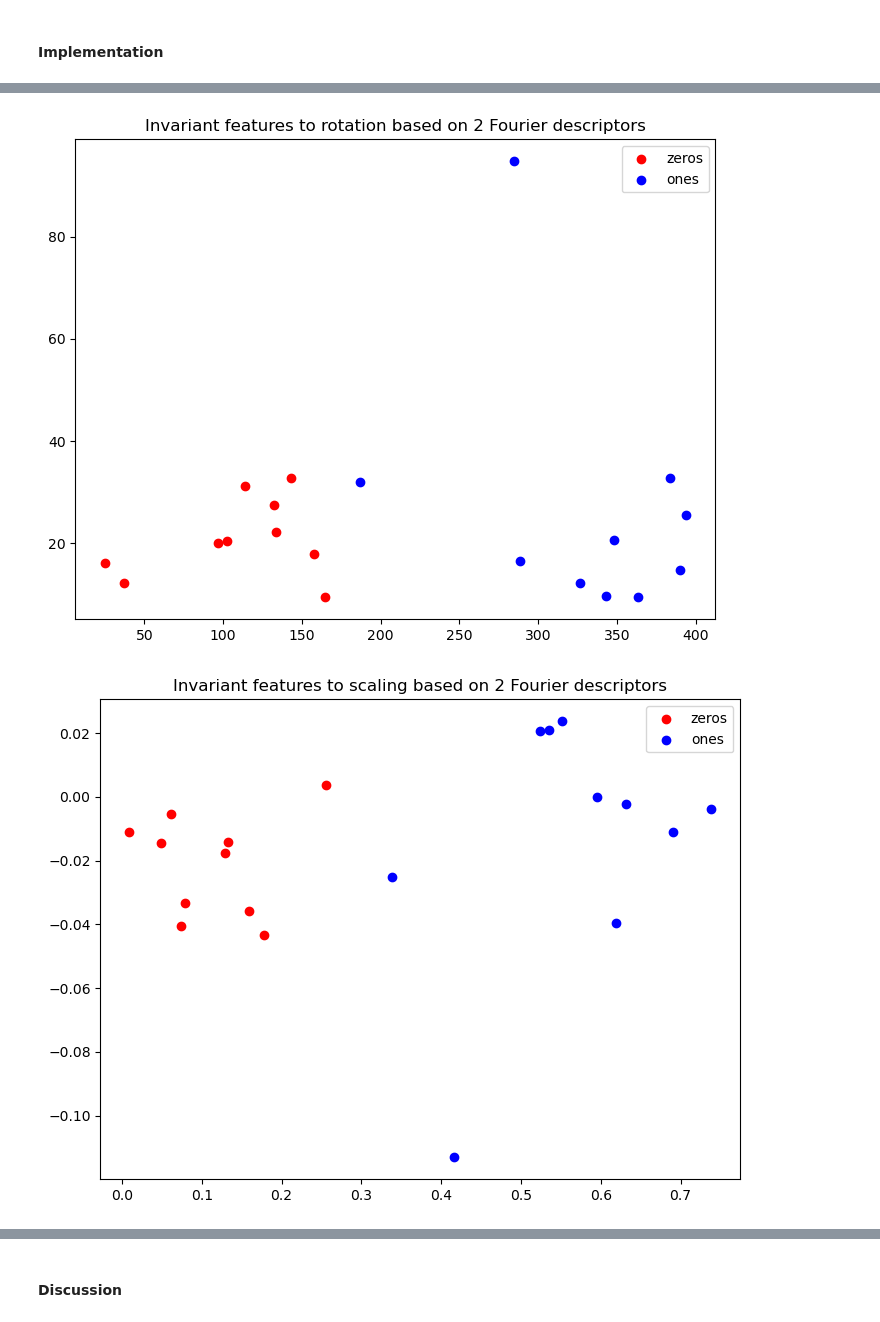
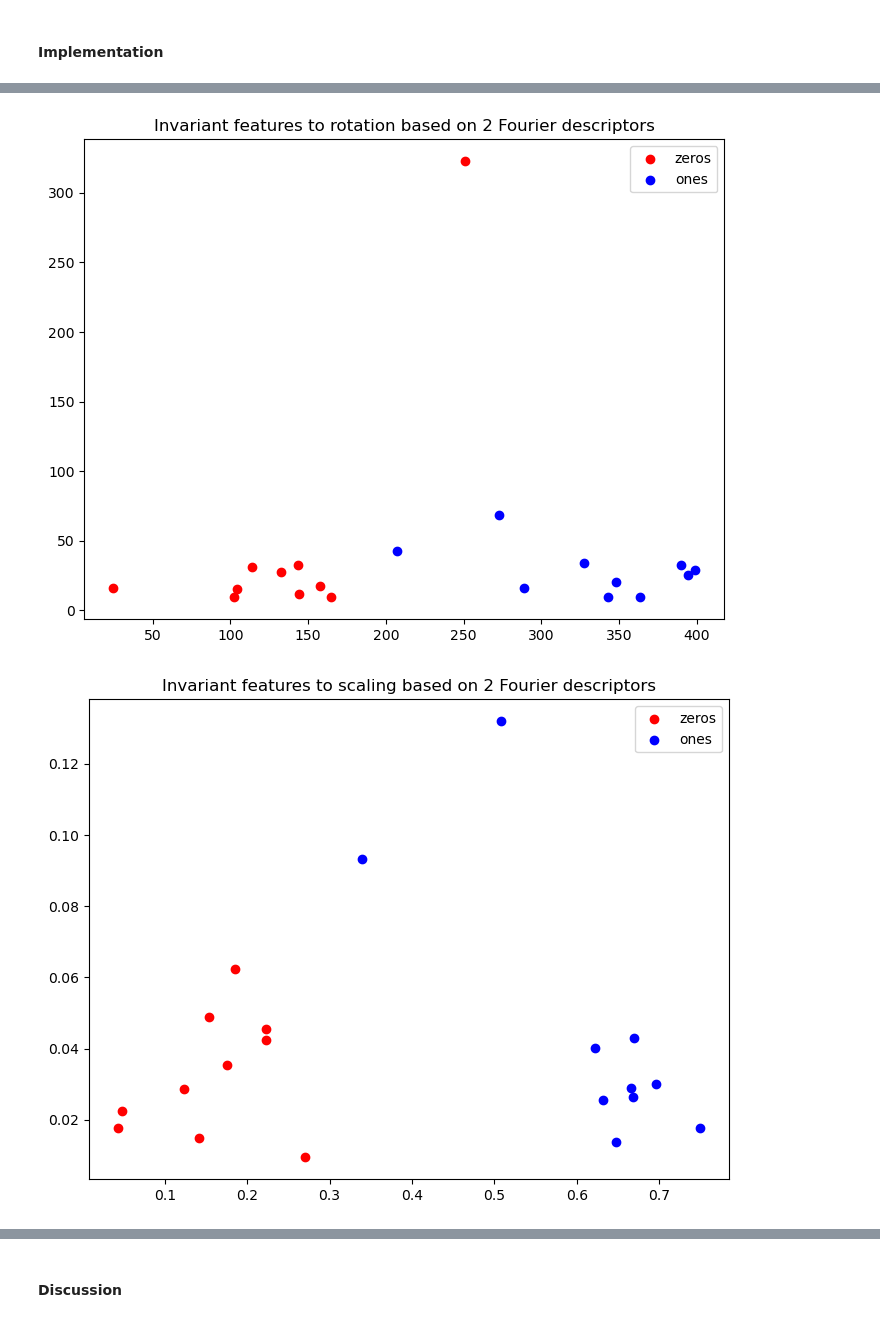
Before and after one commit to lindadelacombaz/iapr-2023, a Jupyter notebook: lab_02_object_description.ipynb, the cells around one changed output, grey strips where cells are left out. Drawn from its saved outputs; the diff is of its cells as text; code cells hidden in the pictures.

```diff
--- a/lab_02_object_description.ipynb
+++ b/lab_02_object_description.ipynb
@@ -306,7 +301,7 @@ def get_descriptors(contour, L_max):
 # %%
 # Get contours
-contour_0 = [get_contour(im)[0] for im in zeros] #retrieve only the external contour for 0s
-contour_1 = [get_contour(im)[0] for im in ones]
+contour_0 = [find_contours(im)[0] for im in zeros] #retrieve only the external contour for 0s
+contour_1 = [find_contours(im)[0] for im in ones]
 
 # get the longest contour
 L_max_0 = max([len(contour) for contour in contour_0])
@@ -412,7 +396,7 @@ fig, axes = plt.subplots(1, 5, figsize=(20, 4))
 for i in range(0,  5):
     descriptor_size = descr_set_sizes[i]
     #print(descriptor_size)
-    contour = get_contour(zero)[0]
+    contour = find_contours(zero)[0]
     descriptors = get_descriptors(contour, L_max_0)
     #print(descriptors.shape)
     reconstructed_img = reconstruct_img(descriptors, descriptor_size)
@@ -422,7 +406,7 @@ for i in range(0,  5):
 # Plot recovery for a one image
 for i in range(0,  5):
     descriptor_size = descr_set_sizes[i]
-    contour = get_contour(one)[0]
+    contour = find_contours(one)[0]
     descriptors = get_descriptors(contour, L_max_1)
     reconstructed_img = reconstruct_img(descriptors, descriptor_size)
     axes[i].plot(reconstructed_img[:,0], reconstructed_img[:,1], label = "1s")
@@ -906,12 +667,16 @@ ones_f2 = []
 for img in translated_images_zeros:
     descriptors = get_invariant_features(img, L_max_0, inv_to_translation=True)
     # Store the first and second Fourier descriptors (positive frequencies) for each image in the corresponding list:
-    zeros_f1.append(descriptors[1].real)
-    zeros_f2.append(descriptors[2].real)
+    # zeros_f1.append(descriptors[1].real)
+    # zeros_f2.append(descriptors[2].real)
+    zeros_f1.append(np.abs(descriptors[1]))
+    zeros_f2.append(np.abs(descriptors[2]))
 for img in translated_images_ones:
     descriptors = get_invariant_features(img, L_max_1, inv_to_translation=True)
-    ones_f1.append(descriptors[1].real)
-    ones_f2.append(descriptors[2].real)
+    # ones_f1.append(descriptors[1].real)
+    # ones_f2.append(descriptors[2].real)
+    ones_f1.append(np.abs(descriptors[1]))
+    ones_f2.append(np.abs(descriptors[2]))
 # Plot features for all images
 fig = plt.figure()
 ax = fig.add_axes([0,0,1,1])
@@ -931,12 +696,16 @@ ones_f2 = []
 for img in rotated_images_zeros:
     descriptors = get_invariant_features(img, L_max_0, inv_to_rotation=True)
     # take the real part of the invariant features:
-    zeros_f1.append(descriptors[1].real)
-    zeros_f2.append(descriptors[2].real)
+    # zeros_f1.append(descriptors[1].real)
+    # zeros_f2.append(descriptors[2].real)
+    zeros_f1.append(np.abs(descriptors[1]))
+    zeros_f2.append(np.abs(descriptors[2]))
 for img in rotated_images_ones:
     descriptors = get_invariant_features(img, L_max_1, inv_to_rotation=True)
-    ones_f1.append(descriptors[1].real)
-    ones_f2.append(descriptors[2].real)
+    # ones_f1.append(descriptors[1].real)
+    # ones_f2.append(descriptors[2].real)
+    ones_f1.append(np.abs(descriptors[1]))
+    ones_f2.append(np.abs(descriptors[2]))
 # Plot features for all images
 fig = plt.figure()
 ax = fig.add_axes([0,0,1,1])
@@ -946,32 +715,32 @@ ax.legend(loc='best')
 plt.title("Invariant features to rotation based on 2 Fourier descriptors")
 plt.show()
 # %% [output]
-[figure, old version]
+[figure, new version]
 # %%
 # Invariance to scaling plot:
 zeros_f1 = []
 zeros_f2 = []
 ones_f1 = []
 ones_f2 = []
 for img in scaled_images_zeros:
     descriptors = get_invariant_features(img, L_max_0, inv_to_scale=True)
     # take the real part of the invariant features:
-    zeros_f1.append(descriptors[1].real)
-    zeros_f2.append(descriptors[2].real)
+    zeros_f1.append(np.abs(descriptors[1]))
+    zeros_f2.append(np.abs(descriptors[2]))
 for img in scaled_images_ones:
     descriptors = get_invariant_features(img, L_max_1, inv_to_scale=True)
-    ones_f1.append(descriptors[1].real)
-    ones_f2.append(descriptors[2].real)
+    ones_f1.append(np.abs(descriptors[1]))
+    ones_f2.append(np.abs(descriptors[2]))
 # Plot features for all images
 fig = plt.figure()
 ax = fig.add_axes([0,0,1,1])
 ax.scatter(zeros_f1, zeros_f2, color='r', label='zeros')
 ax.scatter(ones_f1, ones_f2, color='b', label='ones')
 ax.legend(loc='best')
 plt.title("Invariant features to scaling based on 2 Fourier descriptors")
 plt.show()
 # %% [output]
-[figure, old version]
+[figure, new version]
 # %%
 # Invariance to every transformation plot:
 zeros_f1 = []
```
Also changed, not shown: parts of 48 cells of this notebook.
